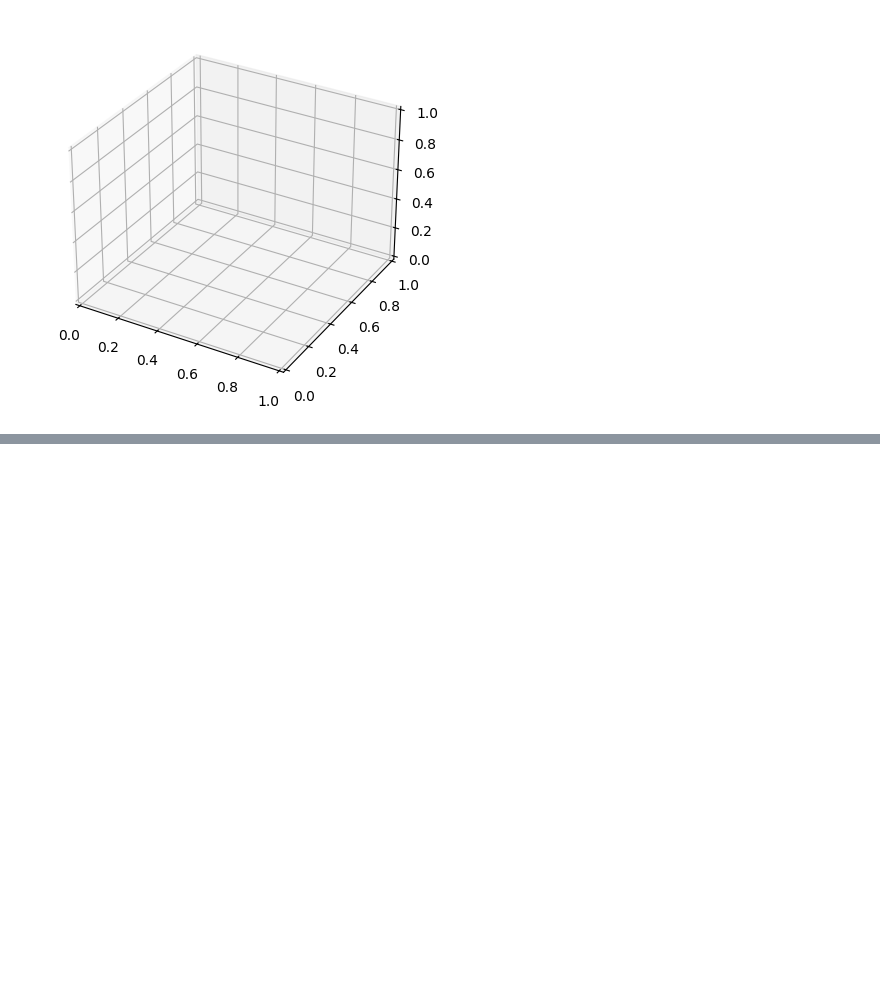
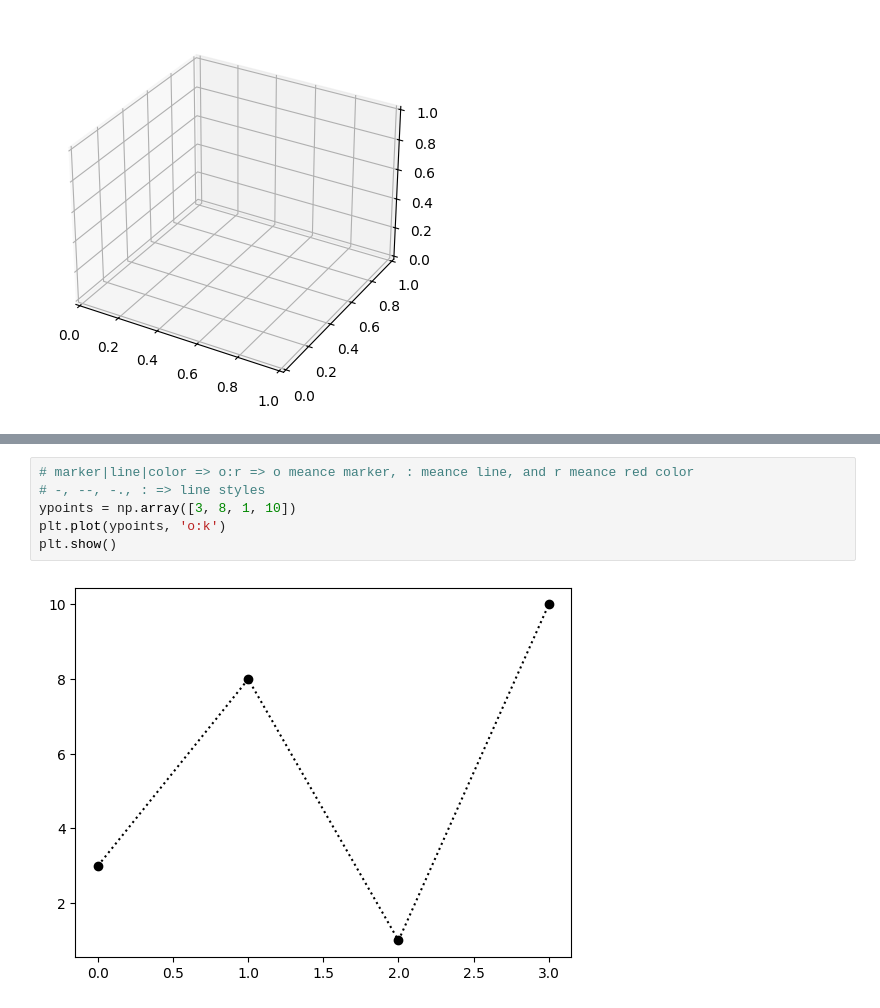
Before and after one commit to bhagyoday-j/ML-Assignments, a Jupyter notebook: Matplotlib/learn.ipynb, the cells around one changed output, grey strips where cells are left out. Saved outputs shown, nothing was run; the diff lists cells and outputs as text; blank space fills up the shorter version.

```diff
--- a/Matplotlib/learn.ipynb
+++ b/Matplotlib/learn.ipynb
@@ -101,0 +114,8 @@ Axes3D(0.125,0.11;0.775x0.77)
+# %%
+# marker|line|color => o:r => o meance marker, : meance line, and r meance red color
+# -, --, -., : => line styles
+ypoints = np.array([3, 8, 1, 10])
+plt.plot(ypoints, 'o:k')
+plt.show()
+# %% [output]
+[figure, added]
```
Also changed, not shown: parts of 16 cells of this notebook, 2 other files.
